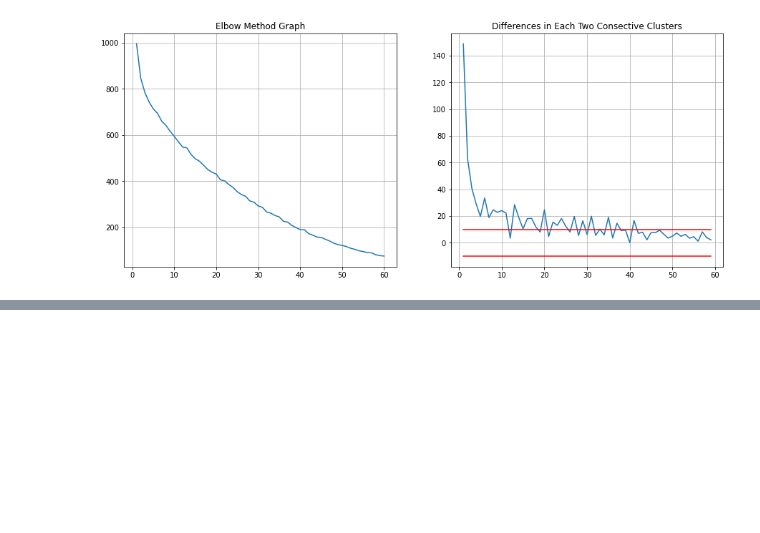
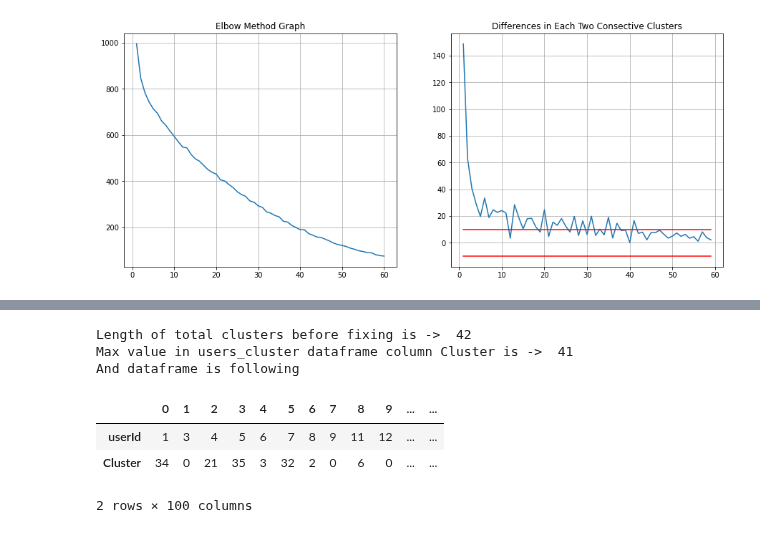
Before and after one commit to Sunthas515/420-1, a Jupyter notebook: Assessment 1C/Question1.ipynb, the cells around one changed output, grey strips where cells are left out. Cells and saved outputs as stored; diff of their text form; code cells hidden in the pictures; blank space fills up the shorter version.

```diff
--- a/Assessment 1C/Question1.ipynb
+++ b/Assessment 1C/Question1.ipynb
@@ -236,0 +369,13 @@ elbow_method.showPlot(boundary = 10)
+# %%
+print('Length of total clusters before fixing is -> ', len(cluster_movies))
+print('Max value in users_cluster dataframe column Cluster is -> ', users_cluster['Cluster'].max())
+print('And dataframe is following')
+users_cluster.T
+# %% [output]
+Length of total clusters before fixing is ->  42
+Max value in users_cluster dataframe column Cluster is ->  41
+And dataframe is following
+|  | 0 | 1 | 2 | 3 | 4 | 5 | 6 | 7 | 8 | 9 | ... | ... |
+| userId | 1 | 3 | 4 | 5 | 6 | 7 | 8 | 9 | 11 | 12 | ... | ... |
+| Cluster | 34 | 0 | 21 | 35 | 3 | 32 | 2 | 0 | 6 | 0 | ... | ... |
+2 rows × 100 columns
```
Also changed, not shown: parts of 20 cells of this notebook.
